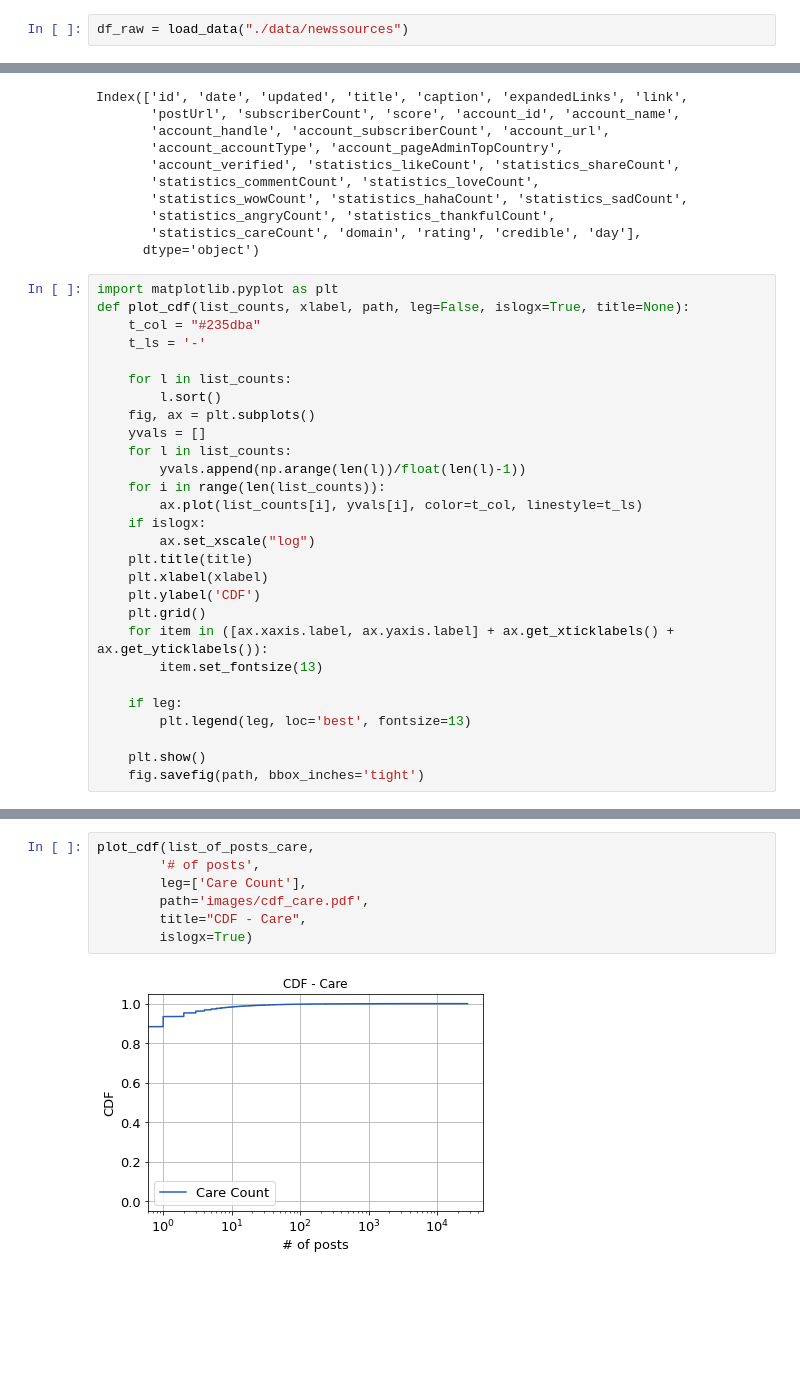
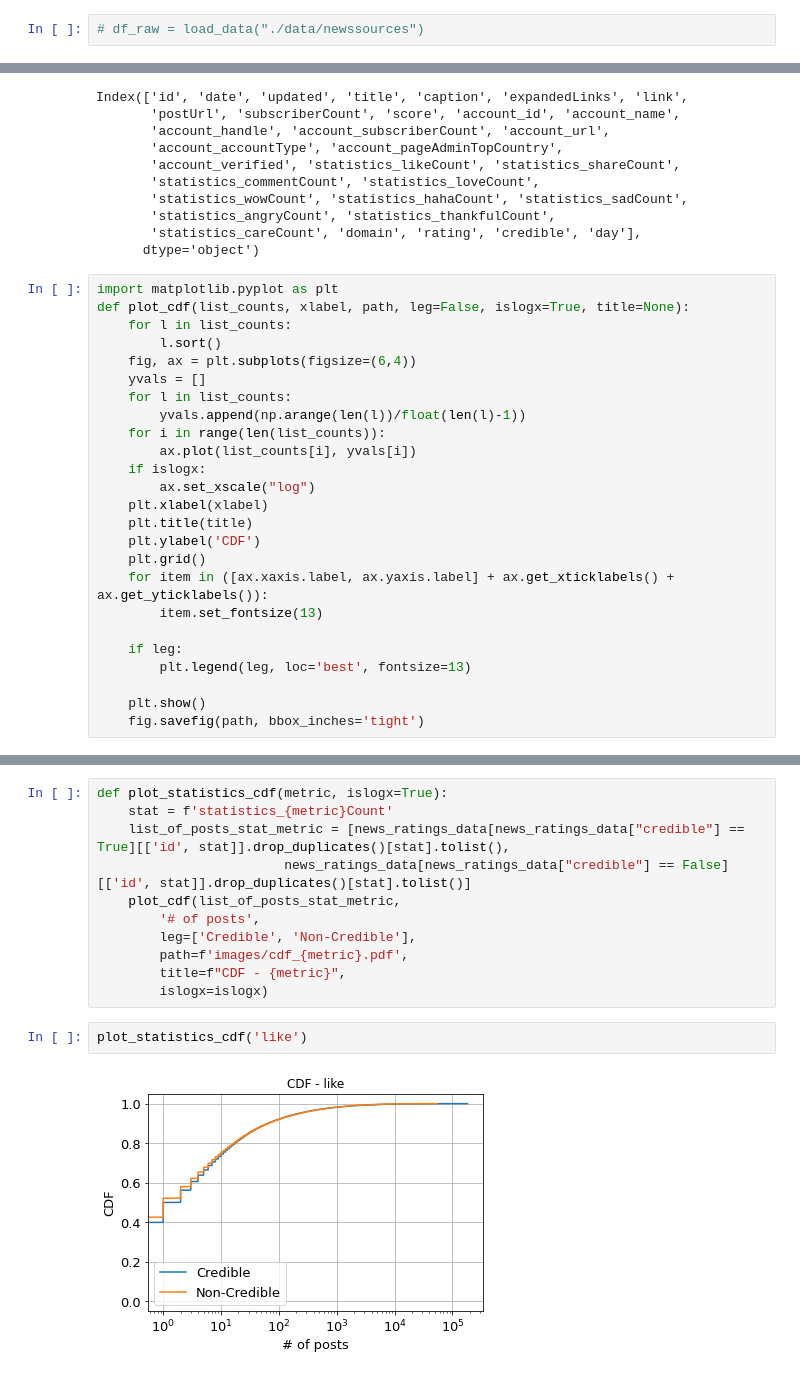
Before and after one commit to grvijayan/newsengagement, a Jupyter notebook: NewsAnalysis.ipynb, the cells around one changed output, grey strips where cells are left out. Saved outputs shown, nothing was run; the diff lists cells and outputs as text; blank space fills up the shorter version.

Commit message:
updating cdf plots

```diff
--- a/NewsAnalysis.ipynb
+++ b/NewsAnalysis.ipynb
@@ -25,7 +25,7 @@ def load_data(dir_name):
 # %% [markdown]
 #### comment load_data and %store df_raw after first run, uncomment %store -r df_raw to load data from memory
 # %%
-df_raw = load_data("./data/newssources")
+# df_raw = load_data("./data/newssources")
 # %%
 # %store df_raw
 %store -r df_raw
@@ -480,21 +483,18 @@ Index(['id', 'date', 'updated', 'title', 'caption', 'expandedLinks', 'link',
 # %%
 import matplotlib.pyplot as plt
 def plot_cdf(list_counts, xlabel, path, leg=False, islogx=True, title=None):
-    t_col = "#235dba"
-    t_ls = '-'
-
     for l in list_counts:
         l.sort()
-    fig, ax = plt.subplots()
+    fig, ax = plt.subplots(figsize=(6,4))
     yvals = []
     for l in list_counts:
         yvals.append(np.arange(len(l))/float(len(l)-1))
     for i in range(len(list_counts)):
-        ax.plot(list_counts[i], yvals[i], color=t_col, linestyle=t_ls)
+        ax.plot(list_counts[i], yvals[i])
     if islogx:
         ax.set_xscale("log")
+    plt.xlabel(xlabel)
     plt.title(title)
-    plt.xlabel(xlabel)
     plt.ylabel('CDF')
     plt.grid()
     for item in ([ax.xaxis.label, ax.yaxis.label] + ax.get_xticklabels() + ax.get_yticklabels()):
@@ -601,9 +508,15 @@ plot_cdf(list_of_posts_thankful,
-# %%
-plot_cdf(list_of_posts_care,
-        '# of posts',
-        leg=['Care Count'],
-        path='images/cdf_care.pdf',
-        title="CDF - Care",
-        islogx=True)
-# %% [output]
-[figure, removed]
+# %%
+def plot_statistics_cdf(metric, islogx=True):
+    stat = f'statistics_{metric}Count'
+    list_of_posts_stat_metric = [news_ratings_data[news_ratings_data["credible"] == True][['id', stat]].drop_duplicates()[stat].tolist(),
+                        news_ratings_data[news_ratings_data["credible"] == False][['id', stat]].drop_duplicates()[stat].tolist()]
+    plot_cdf(list_of_posts_stat_metric,
+        '# of posts',
+        leg=['Credible', 'Non-Credible'],
+        path=f'images/cdf_{metric}.pdf',
+        title=f"CDF - {metric}",
+        islogx=islogx)
+# %%
+plot_statistics_cdf('like')
+# %% [output]
+[figure, added]
```
Also changed, not shown: parts of 22 cells of this notebook.
